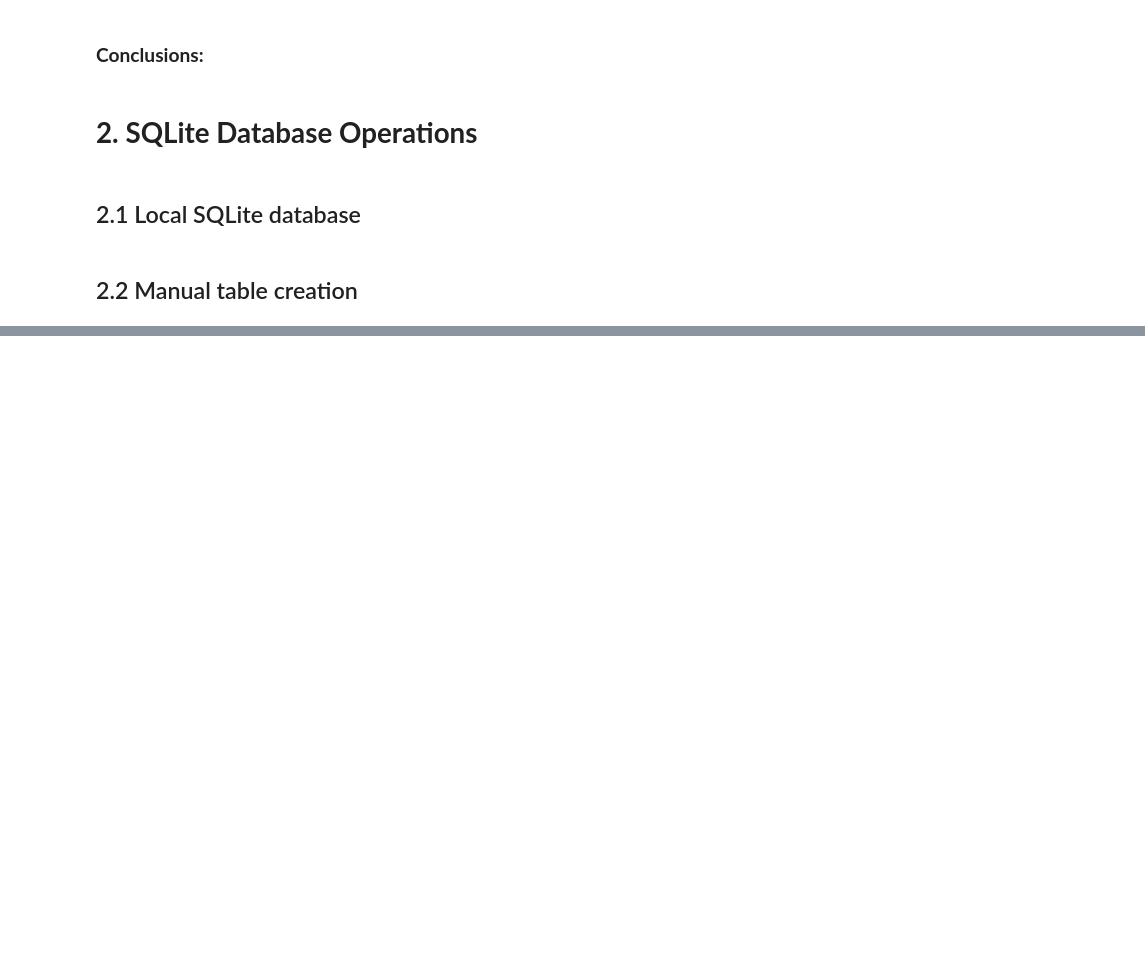
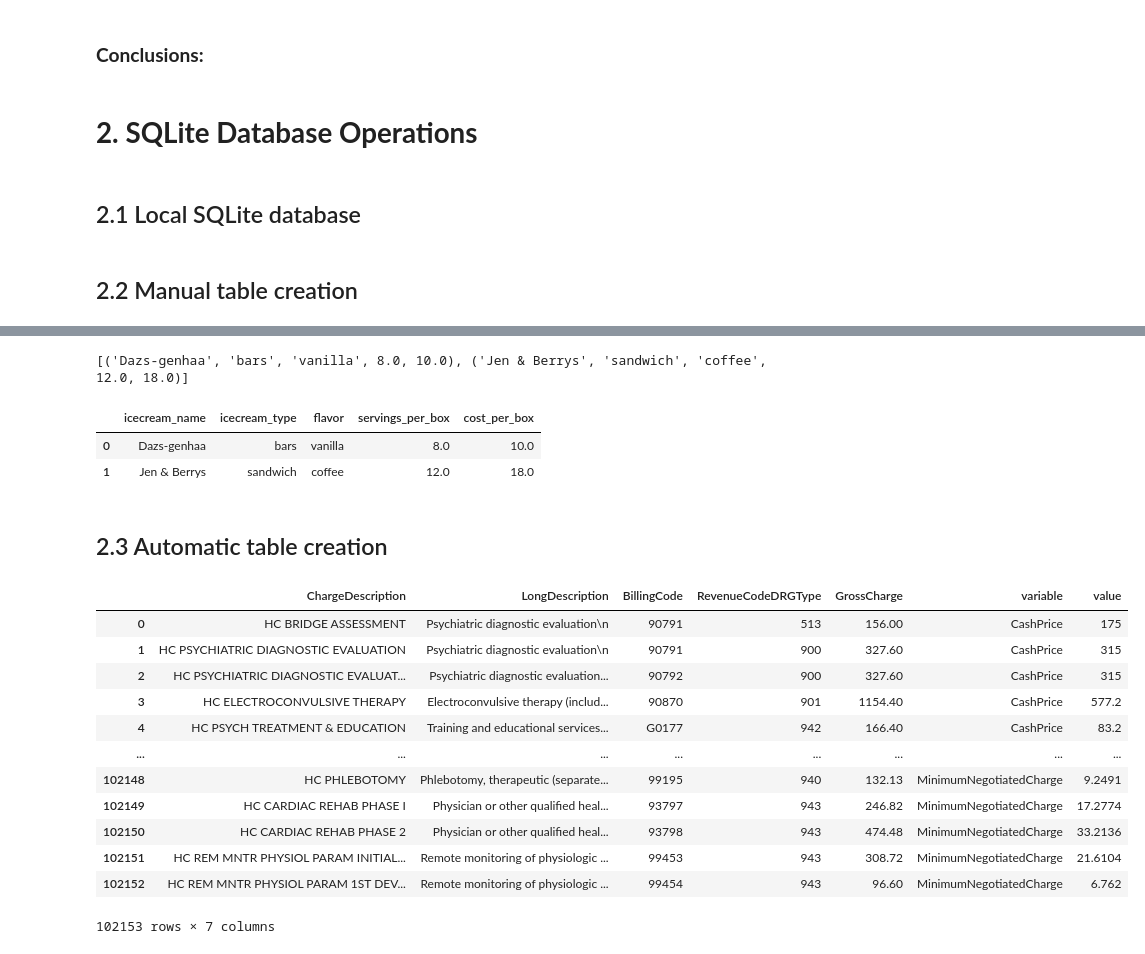
Before and after one commit to joyc3lin/sqlite_database_operations, a Jupyter notebook: HHA504_week3assignment.ipynb, the cells around one changed output, grey strips where cells are left out. Saved outputs shown, nothing was run; the diff lists cells and outputs as text; code cells hidden in the pictures; blank space fills up the shorter version.

```diff
--- a/HHA504_week3assignment.ipynb
+++ b/HHA504_week3assignment.ipynb
@@ -500,0 +583,13 @@ conn.commit()
+# %%
+# checking if rows have been populated
+query = """
+
+  SELECT *
+  from icecream;
+
+  """
+
+c.execute(query)
+print(c.fetchall())
+# %% [output]
+[('Dazs-genhaa', 'bars', 'vanilla', 8.0, 10.0), ('Jen & Berrys', 'sandwich', 'coffee', 12.0, 18.0)]
@@ -500,0 +600,41 @@ conn.commit()
+# %%
+# displaying table
+icecream = pd.read_sql(query, conn)
+icecream
+# %% [output]
+|  | icecream_name | icecream_type | flavor | servings_per_box | cost_per_box |
+| 0 | Dazs-genhaa | bars | vanilla | 8.0 | 10.0 |
+| 1 | Jen & Berrys | sandwich | coffee | 12.0 | 18.0 |
+# %% [markdown]
+## 2.3 Automatic table creation
+# %%
+#creating new column
+columnNames = list(df_msmc)
+idVars = columnNames[:5]
+valueVars = columnNames[5:]
+
+icecream_modified = df_msmc.melt(id_vars=idVars, value_vars=valueVars)
+
+icecream_modified.columns
+
+icecream_modified.rename(columns={'icecream_name': 'ChargeDescription',
+                                  'icecream_type': 'LongDescription',
+                                  'flavor':'BillingCode',
+                                  'servings_per_box':'RevenueCodeDRGType',
+                                  'cost_per_box': 'GrossCharge'}, inplace=True)
+
+icecream_modified
+# %% [output]
+|  | ChargeDescription | LongDescription | BillingCode | RevenueCodeDRGType | GrossCharge | variable | value |
+| 0 | HC BRIDGE ASSESSMENT | Psychiatric diagnostic evaluation\n | 90791 | 513 | 156.00 | CashPrice | 175 |
+| 1 | HC PSYCHIATRIC DIAGNOSTIC EVALUATION | Psychiatric diagnostic evaluation\n | 90791 | 900 | 327.60 | CashPrice | 315 |
+| 2 | HC PSYCHIATRIC DIAGNOSTIC EVALUAT... | Psychiatric diagnostic evaluation... | 90792 | 900 | 327.60 | CashPrice | 315 |
+| 3 | HC ELECTROCONVULSIVE THERAPY | Electroconvulsive therapy (includ... | 90870 | 901 | 1154.40 | CashPrice | 577.2 |
+| 4 | HC PSYCH TREATMENT & EDUCATION | Training and educational services... | G0177 | 942 | 166.40 | CashPrice | 83.2 |
+| ... | ... | ... | ... | ... | ... | ... | ... |
+| 102148 | HC PHLEBOTOMY | Phlebotomy, therapeutic (separate... | 99195 | 940 | 132.13 | MinimumNegotiatedCharge | 9.2491 |
+| 102149 | HC CARDIAC REHAB PHASE I | Physician or other qualified heal... | 93797 | 943 | 246.82 | MinimumNegotiatedCharge | 17.2774 |
+| 102150 | HC CARDIAC REHAB PHASE 2 | Physician or other qualified heal... | 93798 | 943 | 474.48 | MinimumNegotiatedCharge | 33.2136 |
+| 102151 | HC REM MNTR PHYSIOL PARAM INITIAL... | Remote monitoring of physiologic ... | 99453 | 943 | 308.72 | MinimumNegotiatedCharge | 21.6104 |
+| 102152 | HC REM MNTR PHYSIOL PARAM 1ST DEV... | Remote monitoring of physiologic ... | 99454 | 943 | 96.60 | MinimumNegotiatedCharge | 6.762 |
+102153 rows × 7 columns
```
Also changed, not shown: parts of 8 cells of this notebook.
